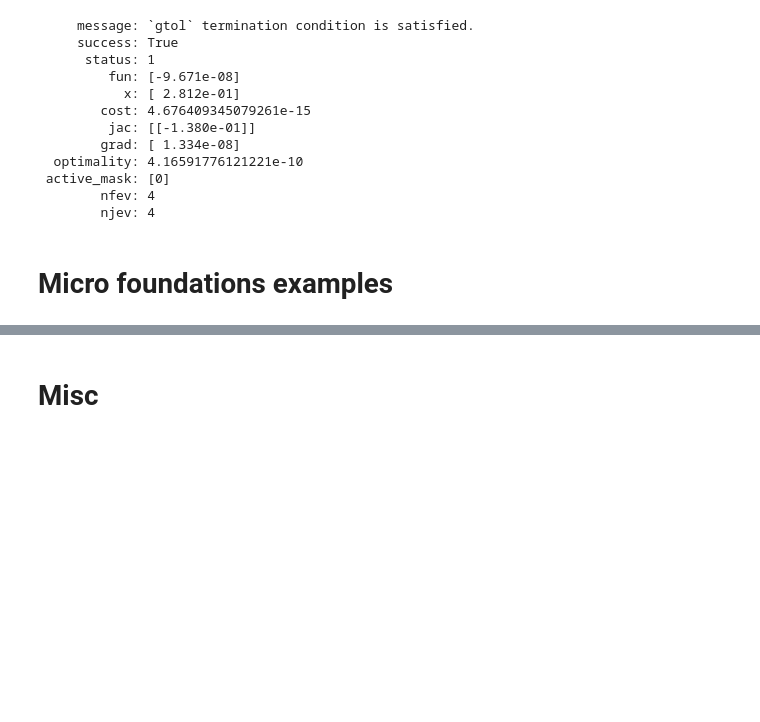
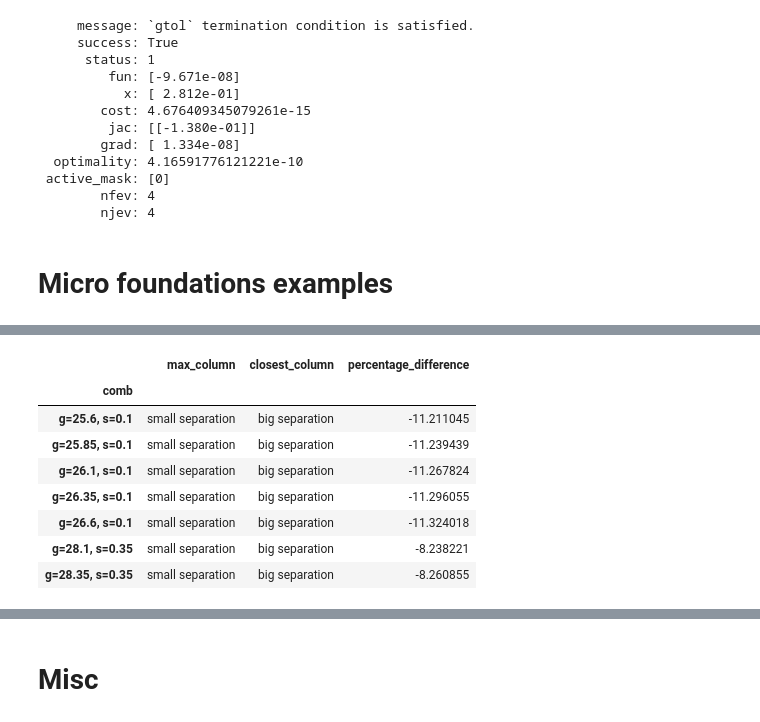
Before and after one commit to pwikman/general_equilibrium, a Jupyter notebook: notebooks/plots_n_stuff.ipynb, the cells around one changed output, grey strips where cells are left out. Saved outputs shown, nothing was run; the diff lists cells and outputs as text; code cells hidden in the pictures; blank space fills up the shorter version.

```diff
--- a/notebooks/plots_n_stuff.ipynb
+++ b/notebooks/plots_n_stuff.ipynb
@@ -565,0 +461,12 @@ for s in sigma:
+# %%
+result_df[result_df['max_column']=='small separation']
+# %% [output]
+|  | max_column | closest_column | percentage_difference |
+| comb |  |  |  |
+| g=25.6, s=0.1 | small separation | big separation | -11.211045 |
+| g=25.85, s=0.1 | small separation | big separation | -11.239439 |
+| g=26.1, s=0.1 | small separation | big separation | -11.267824 |
+| g=26.35, s=0.1 | small separation | big separation | -11.296055 |
+| g=26.6, s=0.1 | small separation | big separation | -11.324018 |
+| g=28.1, s=0.35 | small separation | big separation | -8.238221 |
+| g=28.35, s=0.35 | small separation | big separation | -8.260855 |
```
Also changed, not shown: parts of 18 cells of this notebook.
